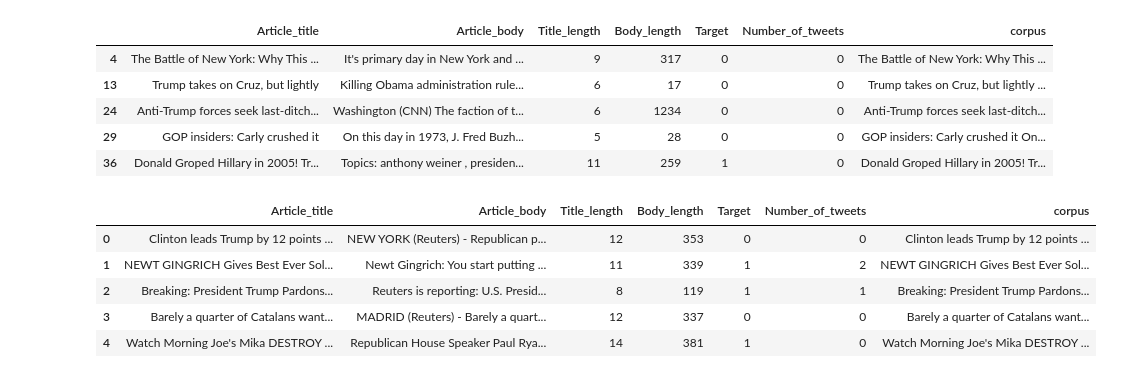
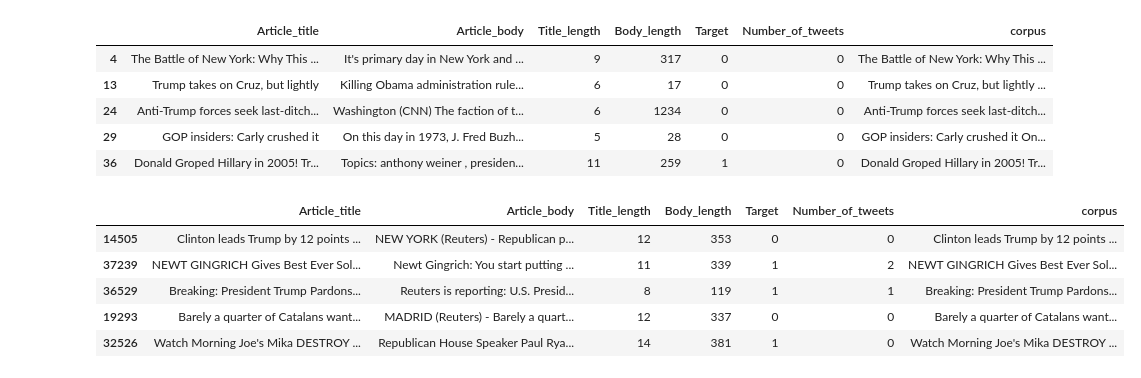
Before and after one commit to MarcusKorea/MarcusKorea-Fake_News_Detector, a Jupyter notebook: data_cleaning.ipynb, the cells around one changed output. Saved outputs shown, nothing was run; the diff lists cells and outputs as text; code cells hidden in the pictures.

```diff
--- a/data_cleaning.ipynb
+++ b/data_cleaning.ipynb
@@ -292,16 +292,16 @@ final_news.to_excel("Data/final_news.xlsx",encoding = "utf-8-sig",sheet_name="Fa
 # # store in csv in case its needed
 # final_news.to_csv("Data/final_news.csv",encoding = "utf-8-sig", na_rep = "NAN")
 # %%
-# create testing data
-testing_data = final_news.sample(frac = 0.3,random_state= 42,ignore_index =True)
+# create testing data (removed ignore_index = True due to error but instead added index = False when exporting the file)
+testing_data = final_news.sample(frac = 0.3,random_state= 42)
 testing_data.head()
 # %% [output]
 |  | Article_title | Article_body | Title_length | Body_length | Target | Number_of_tweets | corpus |
-| 0 | Clinton leads Trump by 12 points ... | NEW YORK (Reuters) - Republican p... | 12 | 353 | 0 | 0 | Clinton leads Trump by 12 points ... |
-| 1 | NEWT GINGRICH Gives Best Ever Sol... | Newt Gingrich: You start putting ... | 11 | 339 | 1 | 2 | NEWT GINGRICH Gives Best Ever Sol... |
-| 2 | Breaking: President Trump Pardons... | Reuters is reporting: U.S. Presid... | 8 | 119 | 1 | 1 | Breaking: President Trump Pardons... |
-| 3 | Barely a quarter of Catalans want... | MADRID (Reuters) - Barely a quart... | 12 | 337 | 0 | 0 | Barely a quarter of Catalans want... |
-| 4 | Watch Morning Joe's Mika DESTROY ... | Republican House Speaker Paul Rya... | 14 | 381 | 1 | 0 | Watch Morning Joe's Mika DESTROY ... |
+| 14505 | Clinton leads Trump by 12 points ... | NEW YORK (Reuters) - Republican p... | 12 | 353 | 0 | 0 | Clinton leads Trump by 12 points ... |
+| 37239 | NEWT GINGRICH Gives Best Ever Sol... | Newt Gingrich: You start putting ... | 11 | 339 | 1 | 2 | NEWT GINGRICH Gives Best Ever Sol... |
+| 36529 | Breaking: President Trump Pardons... | Reuters is reporting: U.S. Presid... | 8 | 119 | 1 | 1 | Breaking: President Trump Pardons... |
+| 19293 | Barely a quarter of Catalans want... | MADRID (Reuters) - Barely a quart... | 12 | 337 | 0 | 0 | Barely a quarter of Catalans want... |
+| 32526 | Watch Morning Joe's Mika DESTROY ... | Republican House Speaker Paul Rya... | 14 | 381 | 1 | 0 | Watch Morning Joe's Mika DESTROY ... |
 # %%
 # # store in csv in case its needed
 # testing_data.to_csv("Data/testing_data.csv",encoding = "utf-8-sig", na_rep = "NAN")
```
Also changed, not shown: parts of 2 cells of this notebook, 8 other files.
